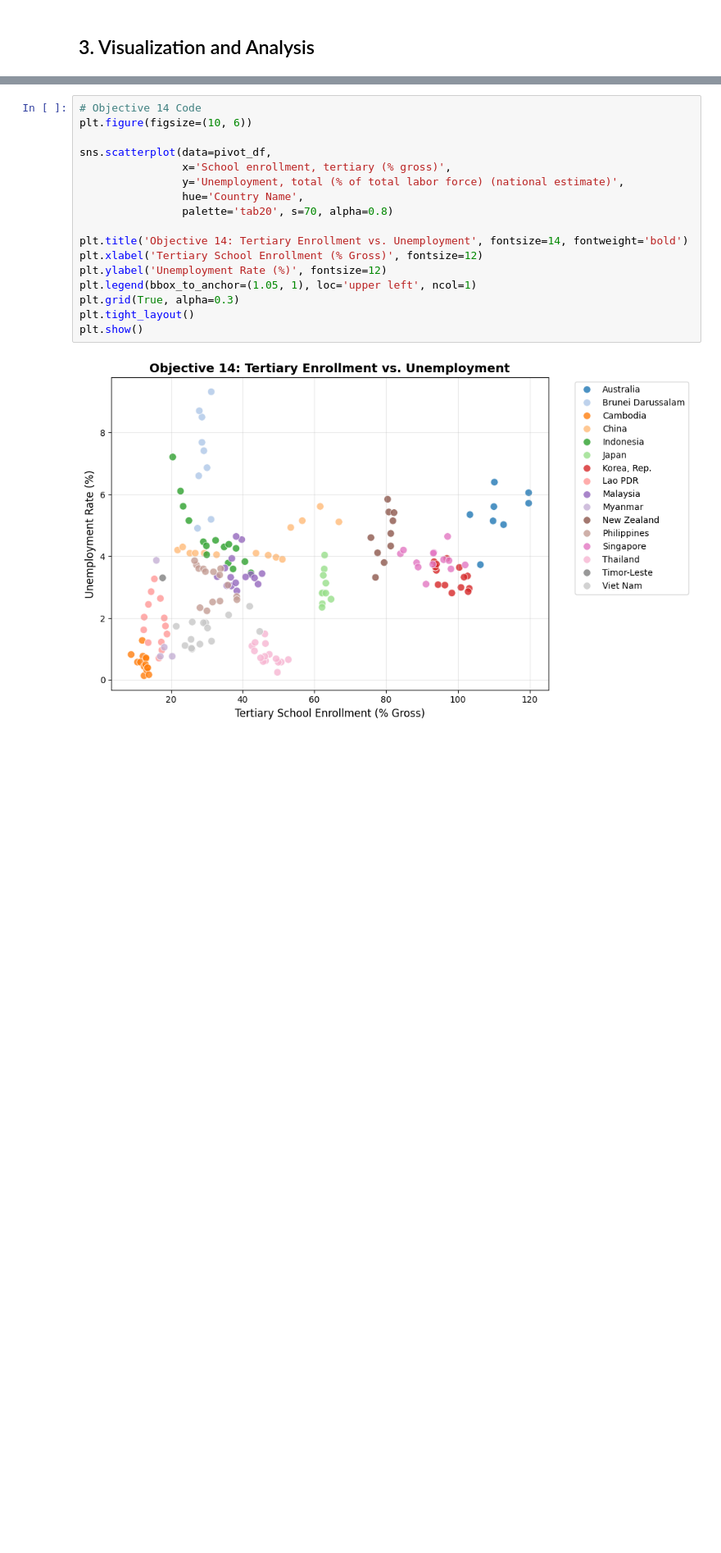
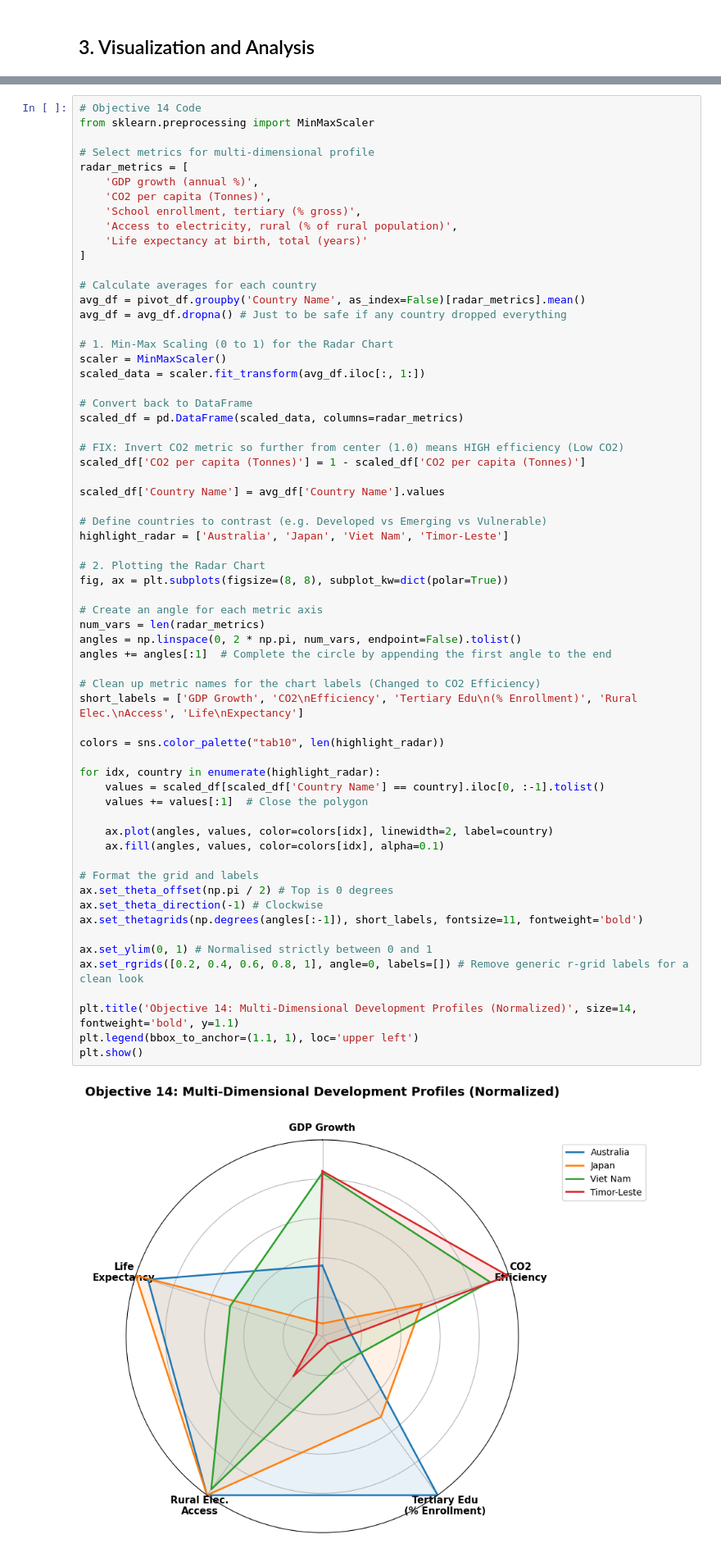
Before and after one commit to ThomasdeCarpio/DV-Lab02, a Jupyter notebook: visualize.ipynb, the cells around one changed output, grey strips where cells are left out. Shown at 82% size. Saved outputs shown, nothing was run; the diff lists cells and outputs as text; blank space fills up the shorter version.

```diff
--- a/visualize.ipynb
+++ b/visualize.ipynb
@@ -874,21 +926,67 @@ plt.show()
 # %%
 # Objective 14 Code
-plt.figure(figsize=(10, 6))
+from sklearn.preprocessing import MinMaxScaler
 
-sns.scatterplot(data=pivot_df,
-                x='School enrollment, tertiary (% gross)',
-                y='Unemployment, total (% of total labor force) (national estimate)',
-                hue='Country Name',
-                palette='tab20', s=70, alpha=0.8)
+# Select metrics for multi-dimensional profile
+radar_metrics = [
+    'GDP growth (annual %)',
+    'CO2 per capita (Tonnes)',
+    'School enrollment, tertiary (% gross)',
+    'Access to electricity, rural (% of rural population)',
+    'Life expectancy at birth, total (years)'
+]
 
-plt.title('Objective 14: Tertiary Enrollment vs. Unemployment', fontsize=14, fontweight='bold')
-plt.xlabel('Tertiary School Enrollment (% Gross)', fontsize=12)
-plt.ylabel('Unemployment Rate (%)', fontsize=12)
-plt.legend(bbox_to_anchor=(1.05, 1), loc='upper left', ncol=1)
-plt.grid(True, alpha=0.3)
-plt.tight_layout()
+# Calculate averages for each country
+avg_df = pivot_df.groupby('Country Name', as_index=False)[radar_metrics].mean()
+avg_df = avg_df.dropna() # Just to be safe if any country dropped everything
+
+# 1. Min-Max Scaling (0 to 1) for the Radar Chart
+scaler = MinMaxScaler()
+scaled_data = scaler.fit_transform(avg_df.iloc[:, 1:])
+
+# Convert back to DataFrame
+scaled_df = pd.DataFrame(scaled_data, columns=radar_metrics)
+
+# FIX: Invert CO2 metric so further from center (1.0) means HIGH efficiency (Low CO2)
+scaled_df['CO2 per capita (Tonnes)'] = 1 - scaled_df['CO2 per capita (Tonnes)']
+
+scaled_df['Country Name'] = avg_df['Country Name'].values
+
+# Define countries to contrast (e.g. Developed vs Emerging vs Vulnerable)
+highlight_radar = ['Australia', 'Japan', 'Viet Nam', 'Timor-Leste']
+
+# 2. Plotting the Radar Chart
+fig, ax = plt.subplots(figsize=(8, 8), subplot_kw=dict(polar=True))
+
+# Create an angle for each metric axis
+num_vars = len(radar_metrics)
+angles = np.linspace(0, 2 * np.pi, num_vars, endpoint=False).tolist()
+angles += angles[:1]  # Complete the circle by appending the first angle to the end
+
+# Clean up metric names for the chart labels (Changed to CO2 Efficiency)
+short_labels = ['GDP Growth', 'CO2\nEfficiency', 'Tertiary Edu\n(% Enrollment)', 'Rural Elec.\nAccess', 'Life\nExpectancy']
+
+colors = sns.color_palette("tab10", len(highlight_radar))
+
+for idx, country in enumerate(highlight_radar):
+    values = scaled_df[scaled_df['Country Name'] == country].iloc[0, :-1].tolist()
+    values += values[:1]  # Close the polygon
+
+    ax.plot(angles, values, color=colors[idx], linewidth=2, label=country)
+    ax.fill(angles, values, color=colors[idx], alpha=0.1)
+
+# Format the grid and labels
+ax.set_theta_offset(np.pi / 2) # Top is 0 degrees
+ax.set_theta_direction(-1) # Clockwise
+ax.set_thetagrids(np.degrees(angles[:-1]), short_labels, fontsize=11, fontweight='bold')
+
+ax.set_ylim(0, 1) # Normalised strictly between 0 and 1
+ax.set_rgrids([0.2, 0.4, 0.6, 0.8, 1], angle=0, labels=[]) # Remove generic r-grid labels for a clean look
+
+plt.title('Objective 14: Multi-Dimensional Development Profiles (Normalized)', size=14, fontweight='bold', y=1.1)
+plt.legend(bbox_to_anchor=(1.1, 1), loc='upper left')
 plt.show()
 # %% [output]
-[figure, old version]
+[figure, new version]
 # %% [markdown]
 **Analysis & Conclusion (Objective 14):**
```
Also changed, not shown: parts of 53 cells of this notebook.
